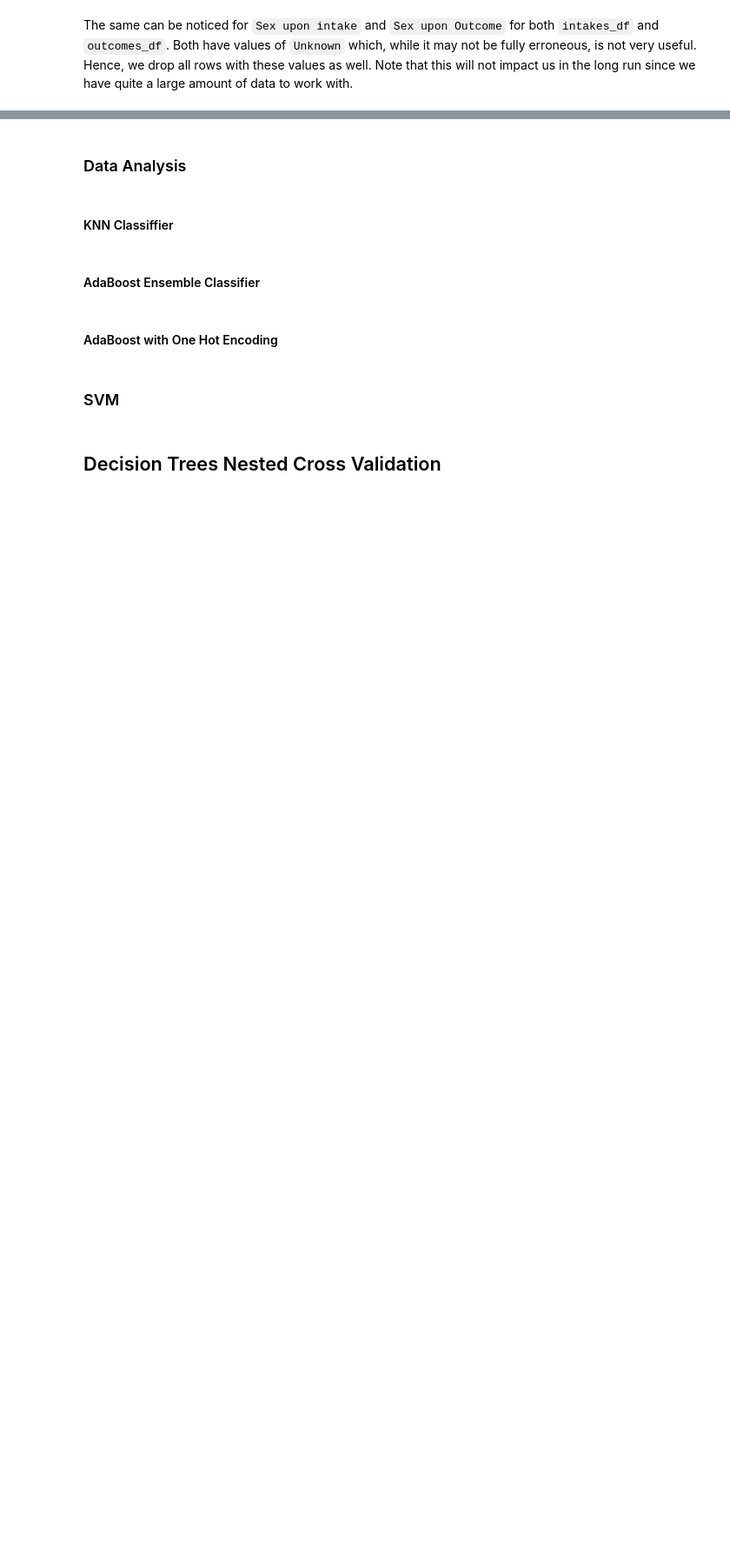
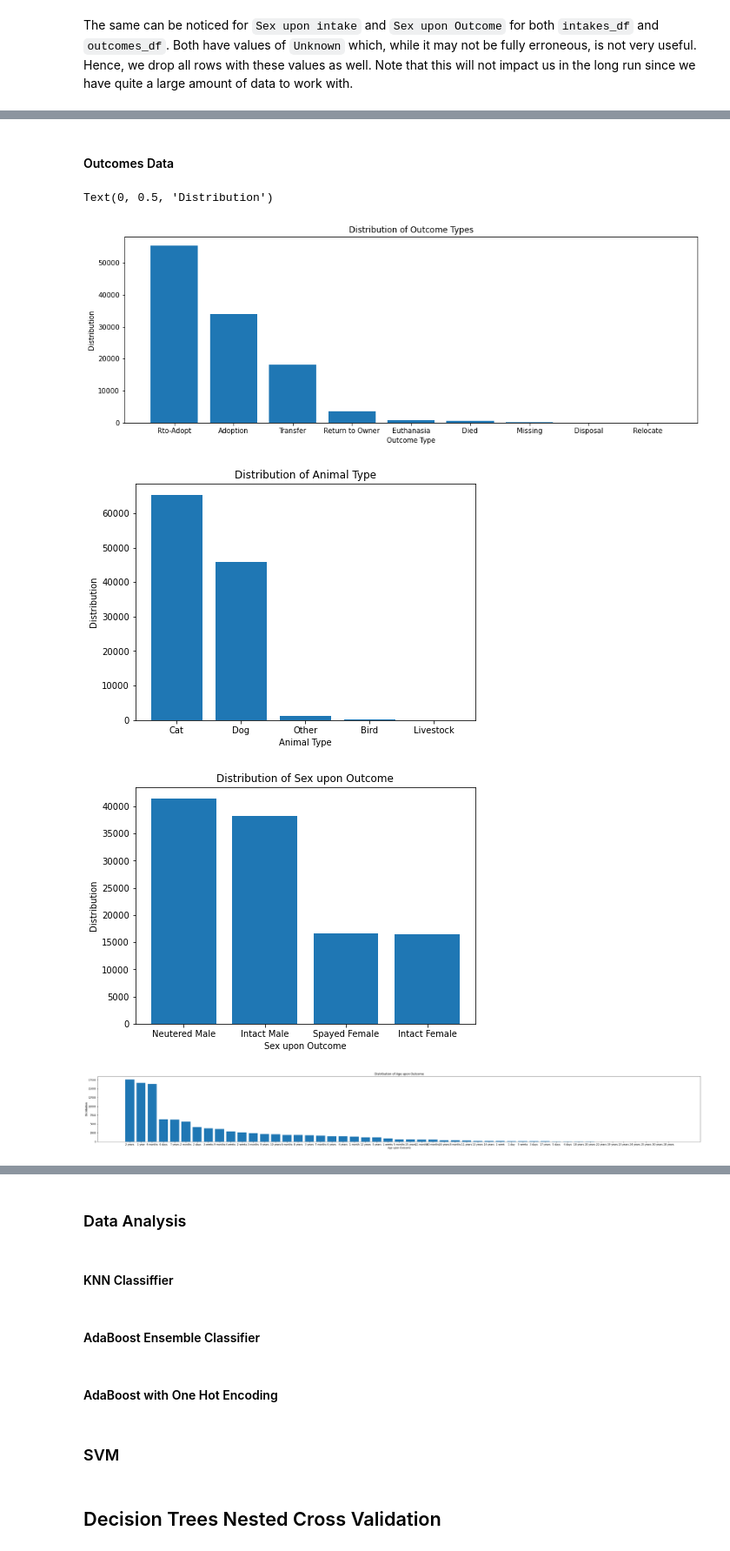
Before and after one commit to Mrityunjay000/data_mining_final_project, a Jupyter notebook: CS_363D_Final_Project.ipynb, the cells around one changed output, grey strips where cells are left out. Shown: that part at 87% size. Saved outputs shown, nothing was run; the diff lists cells and outputs as text; code cells hidden in the pictures; blank space fills up the shorter version.

```diff
--- a/CS_363D_Final_Project.ipynb
+++ b/CS_363D_Final_Project.ipynb
@@ -227,0 +336,36 @@ outcomes_df = outcomes_df.drop_duplicates(subset=['Animal ID'])
+# %% [markdown]
+#### Outcomes Data
+# %%
+# Outcome Type
+fig = plt.figure(figsize = (15, 5))
+plt.bar(outcomes_df['Outcome Type'].unique(), outcomes_df['Outcome Type'].value_counts().values)
+plt.title('Distribution of Outcome Types')
+plt.xlabel('Outcome Type')
+plt.ylabel('Distribution')
+
+# Animal Type
+fig = plt.figure(figsize = (7, 5))
+plt.bar(outcomes_df['Animal Type'].unique(), outcomes_df['Animal Type'].value_counts().values)
+plt.title('Distribution of Animal Type')
+plt.xlabel('Animal Type')
+plt.ylabel('Distribution')
+
+# Sex upon Outcome
+fig = plt.figure(figsize = (7, 5))
+plt.bar(outcomes_df['Sex upon Outcome'].unique(), outcomes_df['Sex upon Outcome'].value_counts().values)
+plt.title('Distribution of Sex upon Outcome')
+plt.xlabel('Sex upon Outcome')
+plt.ylabel('Distribution')
+
+# Age upon Outcome
+fig = plt.figure(figsize = (45, 5))
+plt.bar(outcomes_df['Age upon Outcome'].unique(), outcomes_df['Age upon Outcome'].value_counts().values)
+plt.title('Distribution of Age upon Outcome')
+plt.xlabel('Age upon Outcome')
+plt.ylabel('Distribution')
+# %% [output]
+Text(0, 0.5, 'Distribution')
+[figure, added]
+[figure, added]
+[figure, added]
+[figure, added]
```
Also changed, not shown: parts of 75 cells of this notebook.
